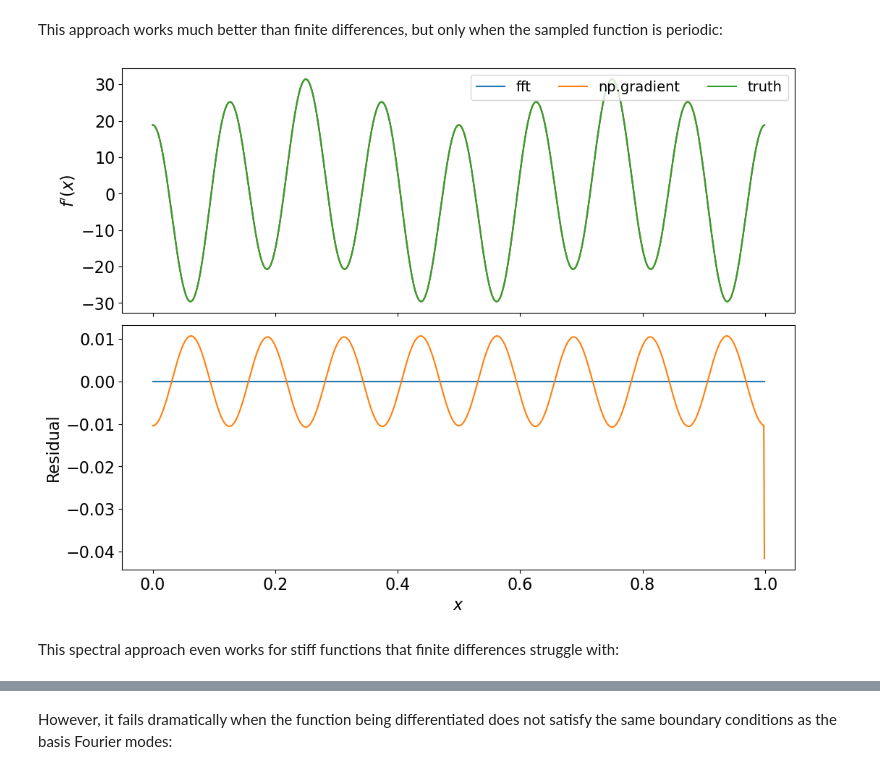
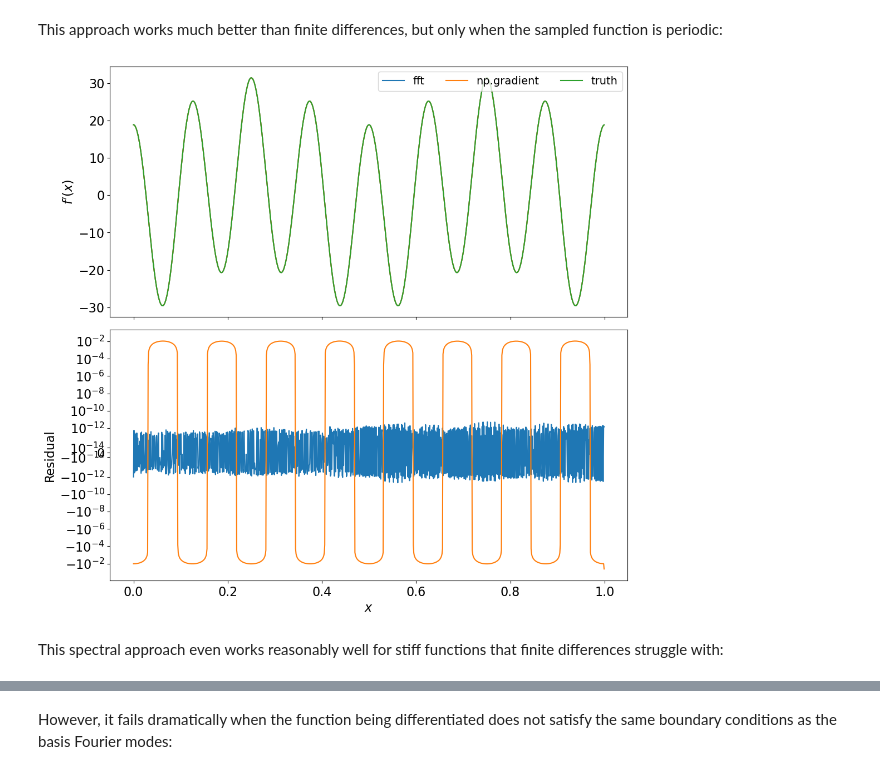
Before and after one commit to CITA/CTA200H, a Jupyter notebook: lecture_4_numerical_python/3_differentiation.ipynb, the cells around one changed output, grey strips where cells are left out. Saved outputs shown, nothing was run; the diff lists cells and outputs as text; code cells hidden in the pictures.

```diff
--- a/lecture_4_numerical_python/3_differentiation.ipynb
+++ b/lecture_4_numerical_python/3_differentiation.ipynb
@@ -153,21 +154,22 @@ ff = np.cos(5*2*np.pi*xx)*np.sin(3*2*np.pi*xx)
 dfdx= -10*np.pi*np.sin(10*np.pi*xx)*np.sin(6*np.pi*xx) \
       +6* np.pi*np.cos(10*np.pi*xx)*np.cos(6*np.pi*xx)
 # %%
-f,ax = plt.subplots(2,1,figsize=(12,9),sharex=True)
+f,ax = plt.subplots(2,1,figsize=(12,12),sharex=True)
 ax[0].plot(xx,dfft(ff,xx),label='fft')
 ax[0].plot(xx,np.gradient(ff,xx),label='np.gradient')
 ax[0].plot(xx,dfdx,label='truth')
 ax[1].plot(xx,dfft(ff,xx)-dfdx)
 ax[1].plot(xx,np.gradient(ff,xx)-dfdx)
 ax[1].set_xlabel('$x$')
 ax[0].set_ylabel("$f'(x)$")
 ax[1].set_ylabel('Residual')
+ax[1].set_yscale('symlog',linthresh=2e-14)
 ax[0].legend(ncol=3,fontsize=14)
 plt.subplots_adjust(hspace=0.05)
 # %% [output]
-[figure, old version]
+[figure, new version]
 # %% [markdown]
-This spectral approach even works for stiff functions that finite differences struggle with:
+This spectral approach even works reasonably well for stiff functions that finite differences struggle with:
 # %%
 # a stiffer example:
 ff = np.cos(2*np.pi*xx)/(1. + 0.999*np.sin(2*np.pi*xx))
```
Also changed, not shown: parts of 5 cells of this notebook, 4 other files.
